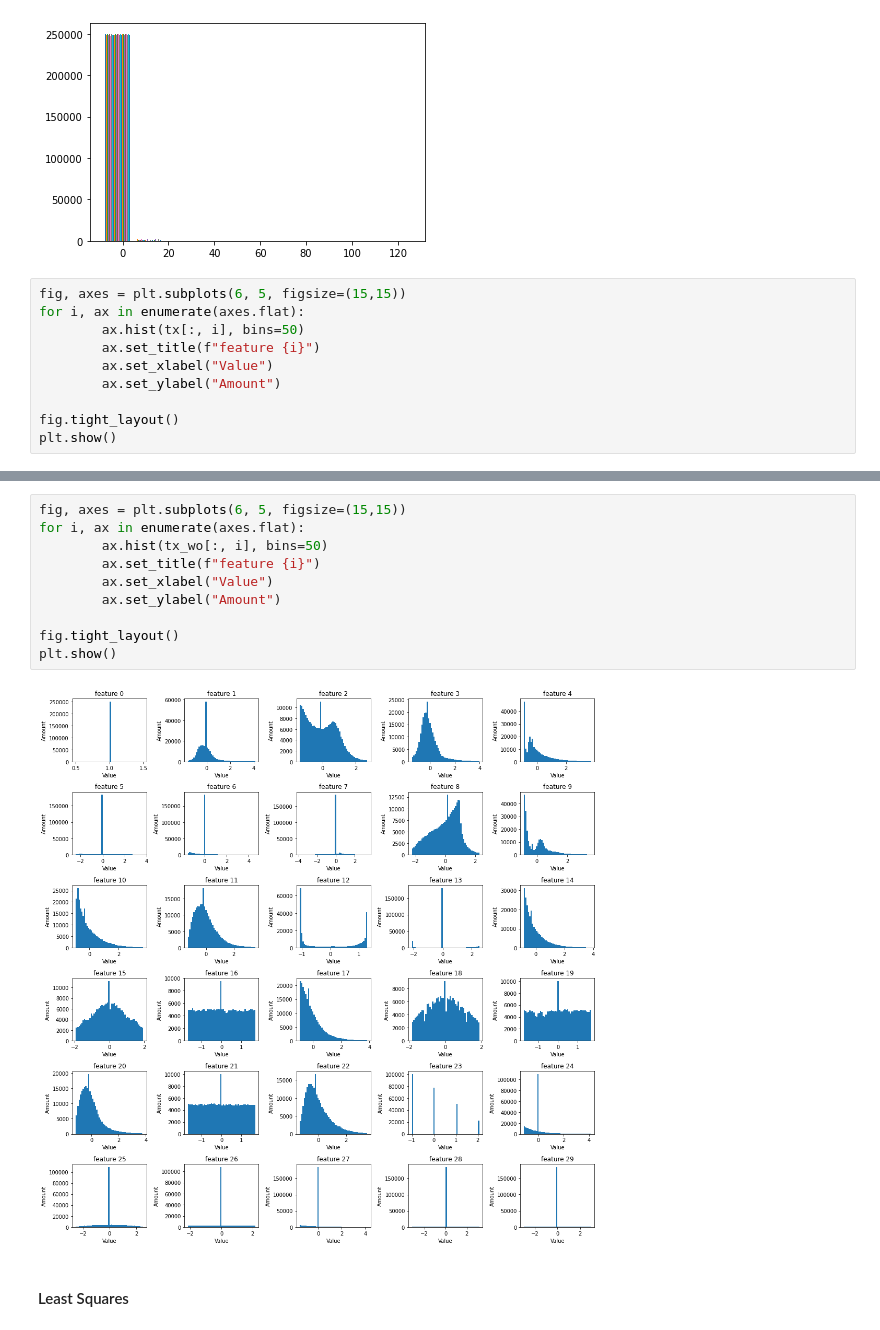
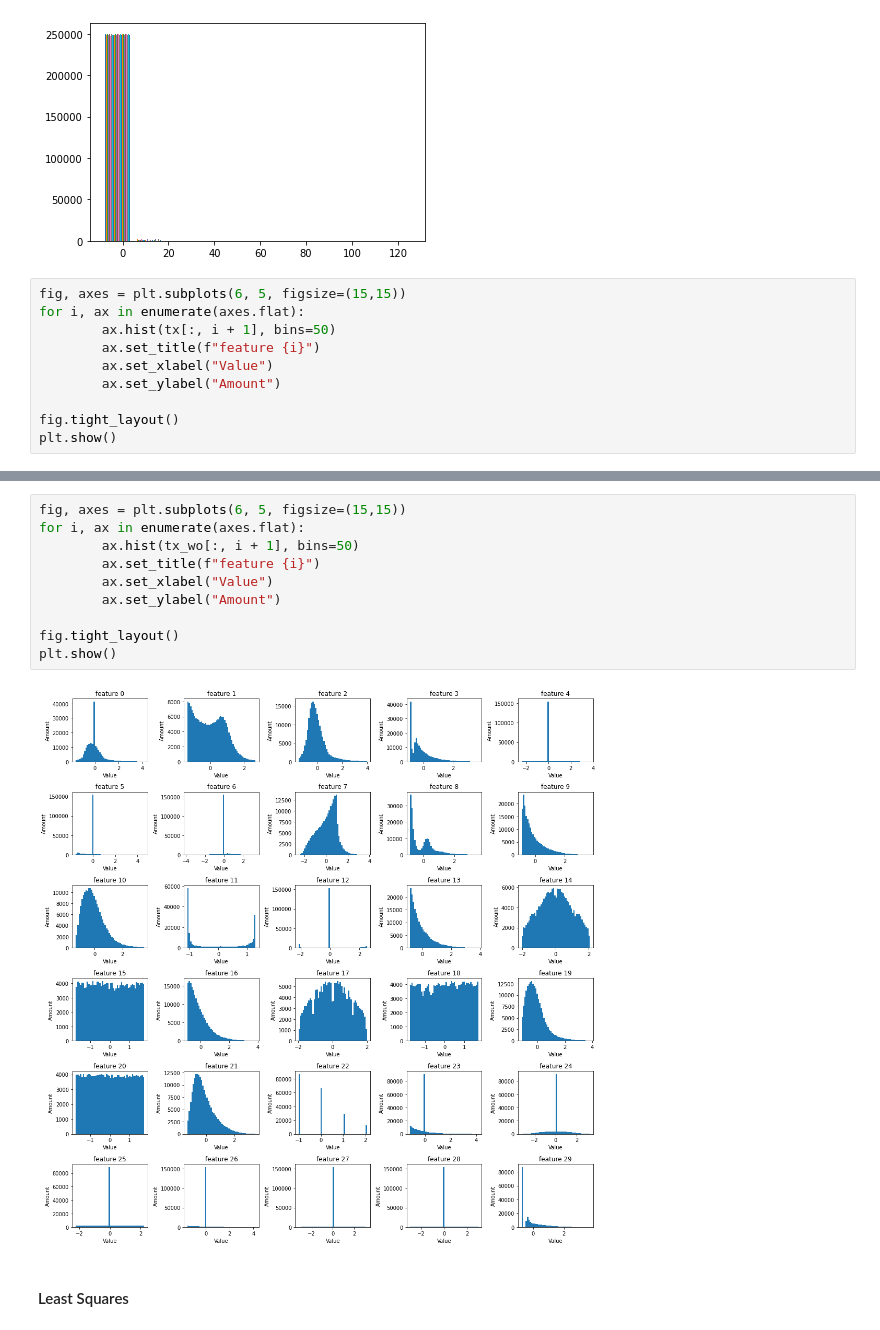
Before and after one commit to paocela/CS433-ML_Project_1-Higgs_Boson, a Jupyter notebook: project1.ipynb, the cells around one changed output, grey strips where cells are left out. Cells and saved outputs as stored; diff of their text form.

```diff
--- a/project1.ipynb
+++ b/project1.ipynb
@@ -58,7 +64,7 @@ plt.show()
 # %%
 fig, axes = plt.subplots(6, 5, figsize=(15,15))
 for i, ax in enumerate(axes.flat):
-        ax.hist(tx[:, i], bins=50)
+        ax.hist(tx[:, i + 1], bins=50)
         ax.set_title(f"feature {i}")
         ax.set_xlabel("Value")
         ax.set_ylabel("Amount")
@@ -70,15 +76,15 @@ plt.show()
 # %%
 fig, axes = plt.subplots(6, 5, figsize=(15,15))
 for i, ax in enumerate(axes.flat):
-        ax.hist(tx_wo[:, i], bins=50)
+        ax.hist(tx_wo[:, i + 1], bins=50)
         ax.set_title(f"feature {i}")
         ax.set_xlabel("Value")
         ax.set_ylabel("Amount")
 
 fig.tight_layout()
 plt.show()
 # %% [output]
-[figure, old version]
+[figure, new version]
 # %% [markdown]
 #### Least Squares
 # %%
```
Also changed, not shown: parts of 10 cells of this notebook, 1 other file.
